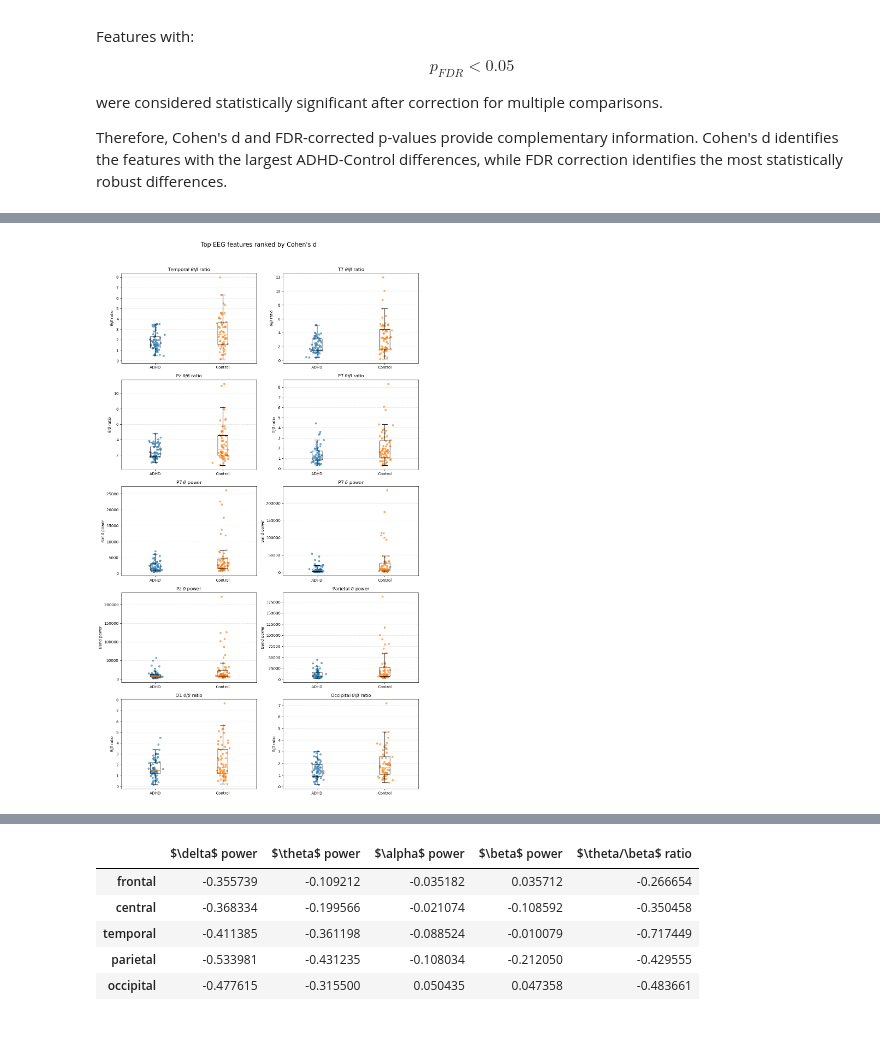
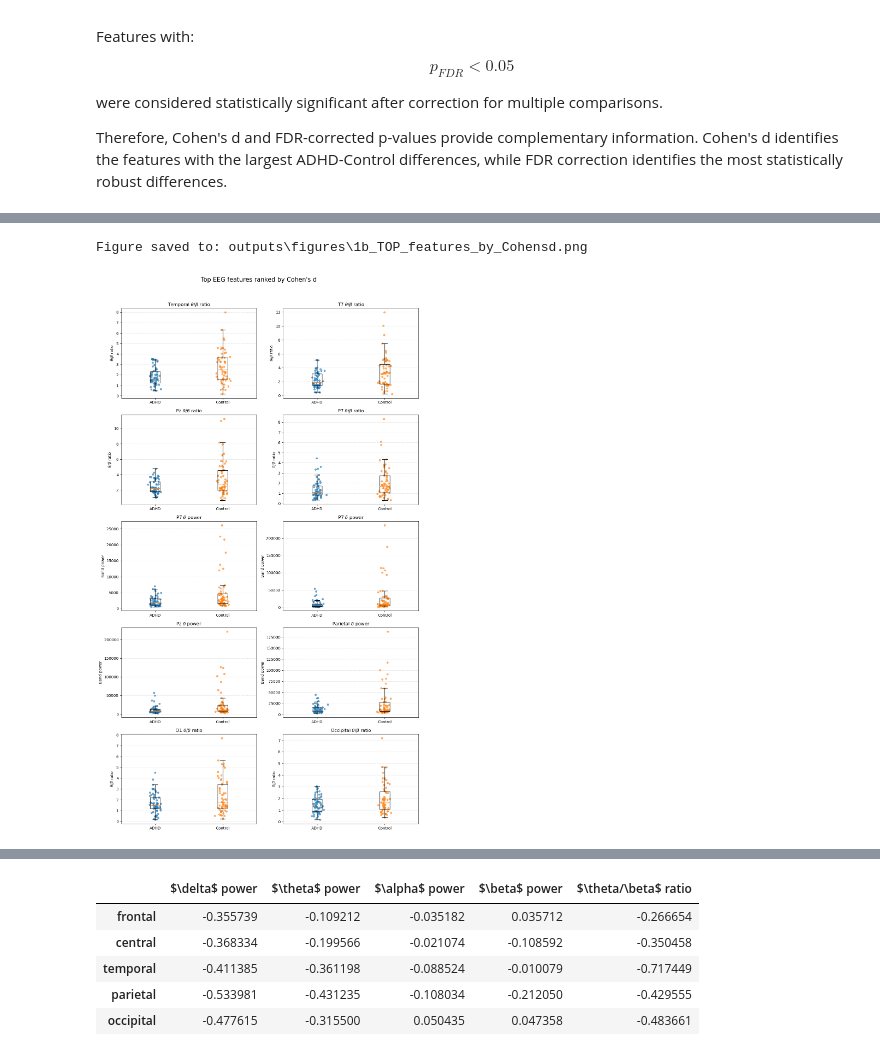
Before and after one commit to noemiaime/ADHDvsControl_EEG, a Jupyter notebook: 1b_features_exploration.ipynb, the cells around one changed output, grey strips where cells are left out. Saved outputs shown, nothing was run; the diff lists cells and outputs as text; code cells hidden in the pictures.

Commit message:
Saving figures

```diff
--- a/1b_features_exploration.ipynb
+++ b/1b_features_exploration.ipynb
@@ -24,8 +24,14 @@ from statsmodels.stats.multitest import multipletests # multiple comparisons cor
 
 FEATURES_PATH = Path("outputs") / "eeg_features_data.csv"
 
+OUTPUT_DIR = Path("outputs") # directory for outputs
+OUTPUT_DIR.mkdir(parents=True, exist_ok=True) # create output directory if it doesn't exist
+FIGURES_DIR = OUTPUT_DIR / "figures"
+TABS_DIR = OUTPUT_DIR / "tabs"
+FIGURES_DIR.mkdir(parents=True, exist_ok=True)
+TABS_DIR.mkdir(parents=True, exist_ok=True)
+
 print("Features file exists:", FEATURES_PATH.exists())
-print("Path:", FEATURES_PATH)
 
 # EEG channels, frequency bands and regions
 EEG_CHANNELS = [
@@ -44,3 +49,11 @@ Path: outputs\eeg_features_data.csv
+# %%
+def save_figure(filename, dpi=300):
+    """
+    Save the current matplotlib figure inside outputs/figures.
+    """
+    output_path = FIGURES_DIR / filename
+    plt.savefig(output_path, dpi=dpi, bbox_inches="tight")
+    print("Figure saved to:", output_path)
 # %%
 # Pretty names for plots
 
@@ -479,34 +497,36 @@ for ax, feature in zip(axes, top_cohen_features):
         x = np.random.normal(
             loc=i,
             scale=0.04,
             size=len(values)
         )
 
         ax.scatter(
             x,
             values,
             alpha=0.6,
             s=20
         )
 
     ax.set_title(pretty_feature_name(feature))
     ax.set_ylabel(feature_ylabel(feature))
 
     ax.grid(
         axis="y",
         linestyle="--",
         alpha=0.4
     )
 
     ax.set_axisbelow(True)
 
 for ax in axes[n_features:]:
     ax.axis("off")
 
+save_figure("1b_TOP_features_by_Cohensd.png")
 plt.tight_layout()
 plt.show()
 # %% [output]
+Figure saved to: outputs\figures\1b_TOP_features_by_Cohensd.png
-[figure, old version]
+[figure, new version]
 # %%
 n_features = len(fdr_features)
 n_cols = 2
```
Also changed, not shown: parts of 6 cells of this notebook, 19 other files.
